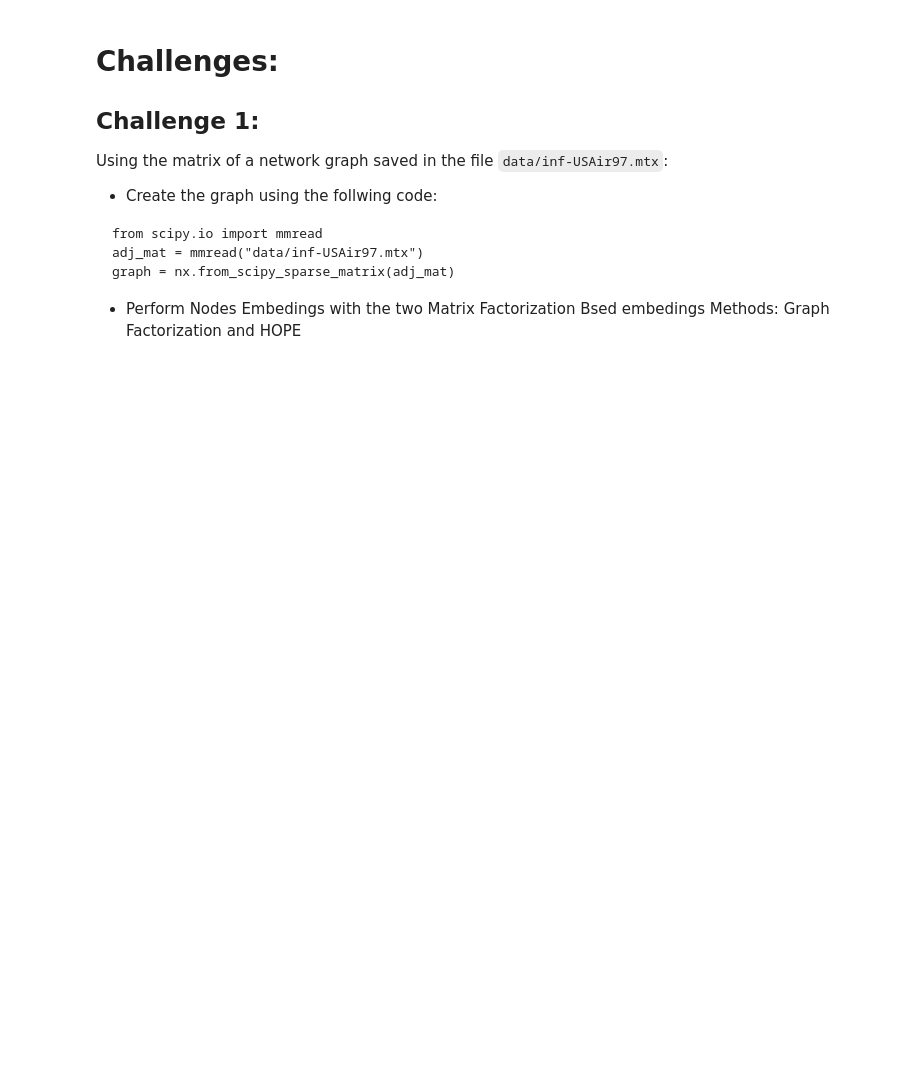
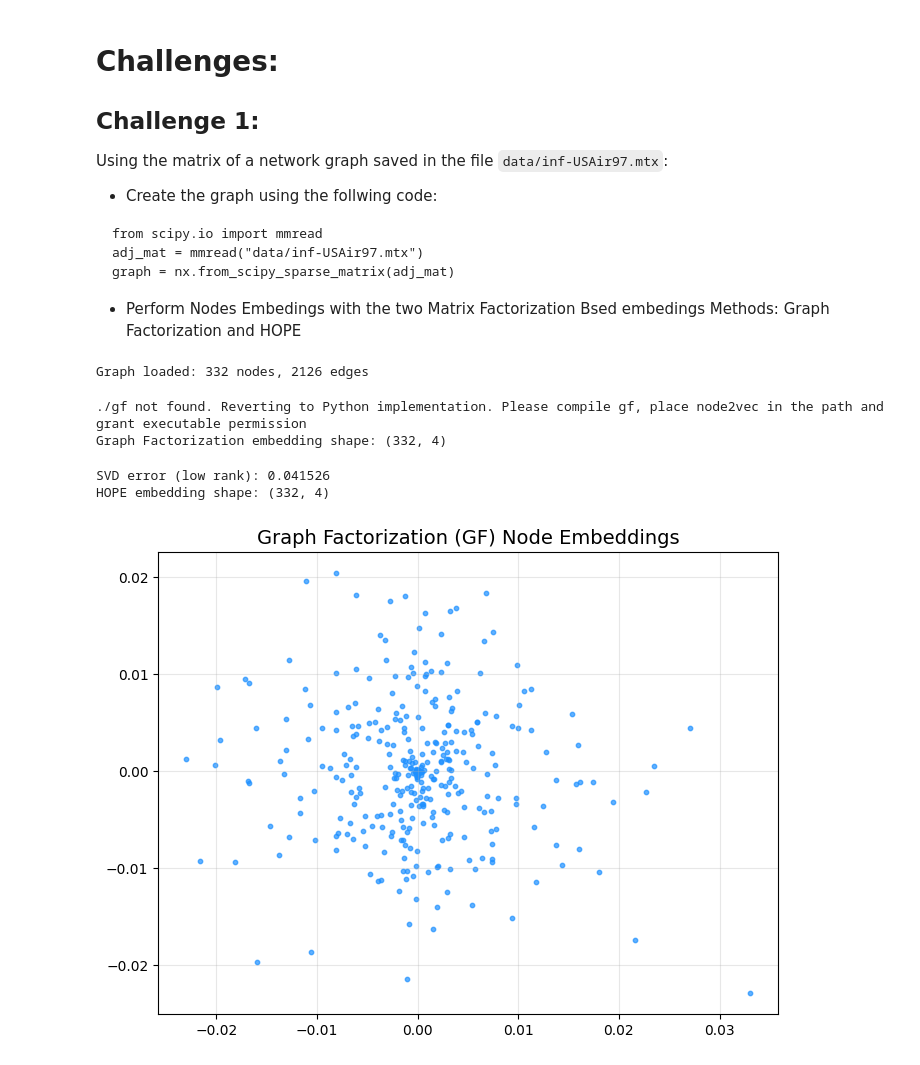
Before and after one commit to amaliahm/NS_labs, a Jupyter notebook: NetSci_Lab2/NetSci_Lab2-MatrixFactorization.ipynb, the cells around one changed output. Cells and saved outputs as stored; diff of their text form; code cells hidden in the pictures; blank space fills up the shorter version.

```diff
--- a/NetSci_Lab2/NetSci_Lab2-MatrixFactorization.ipynb
+++ b/NetSci_Lab2/NetSci_Lab2-MatrixFactorization.ipynb
@@ -113,0 +177,43 @@ graph = nx.from_scipy_sparse_matrix(adj_mat)
+# %%
+# --- Compatibility patch for NetworkX >= 3.0 ---
+if not hasattr(nx, "to_numpy_matrix"):
+    nx.to_numpy_matrix = lambda G: np.array(nx.to_numpy_array(G))
+
+# === Load the network ===
+adj_mat = mmread("data/inf-USAir97.mtx")
+G = nx.from_scipy_sparse_array(adj_mat)
+
+print(f"Graph loaded: {G.number_of_nodes()} nodes, {G.number_of_edges()} edges")
+# %% [output]
+Graph loaded: 332 nodes, 2126 edges
+# %%
+# === Graph Factorization ===
+gf = GraphFactorization(d=4, max_iter=1000, eta=1e-4, regu=1.0)
+gf.learn_embedding(G)
+emb_gf = gf.get_embedding()
+
+print(f"Graph Factorization embedding shape: {emb_gf.shape}")
+# %% [output]
+./gf not found. Reverting to Python implementation. Please compile gf, place node2vec in the path and grant executable permission
+Graph Factorization embedding shape: (332, 4)
+# %%
+# === HOPE Embedding ===
+hope = HOPE(d=4, beta=0.01)
+hope.learn_embedding(G)
+emb_hope = hope.get_embedding()
+
+print(f"HOPE embedding shape: {emb_hope.shape}")
+# %% [output]
+SVD error (low rank): 0.041526
+HOPE embedding shape: (332, 4)
+# %%
+def plot_embeddings(emb, title):
+    plt.figure(figsize=(8,6))
+    plt.scatter(emb[:,0], emb[:,1], s=10, c='dodgerblue', alpha=0.7)
+    plt.title(title, fontsize=14)
+    plt.grid(alpha=0.3)
+    plt.show()
+# %%
+plot_embeddings(emb_gf, "Graph Factorization (GF) Node Embeddings")
+# %% [output]
+[figure, added]
```
Also changed, not shown: parts of 11 cells of this notebook, 2 other files.
